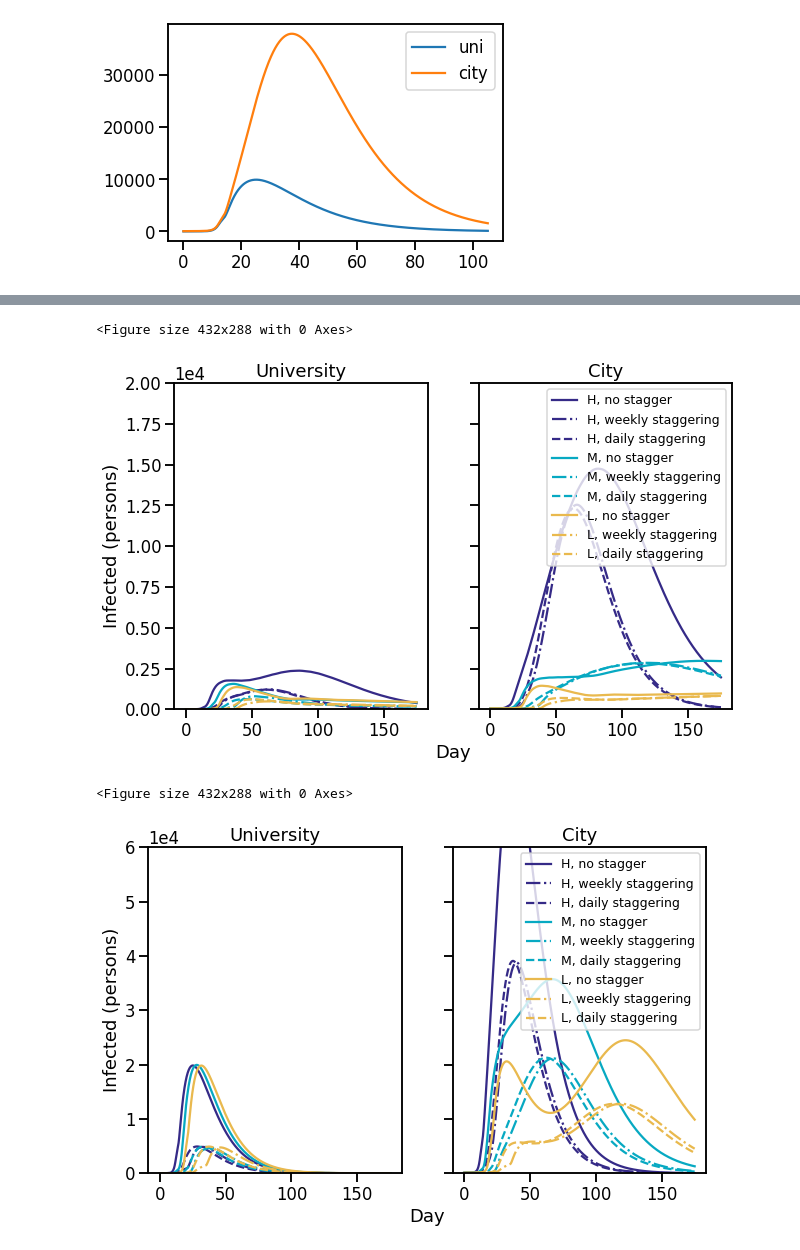
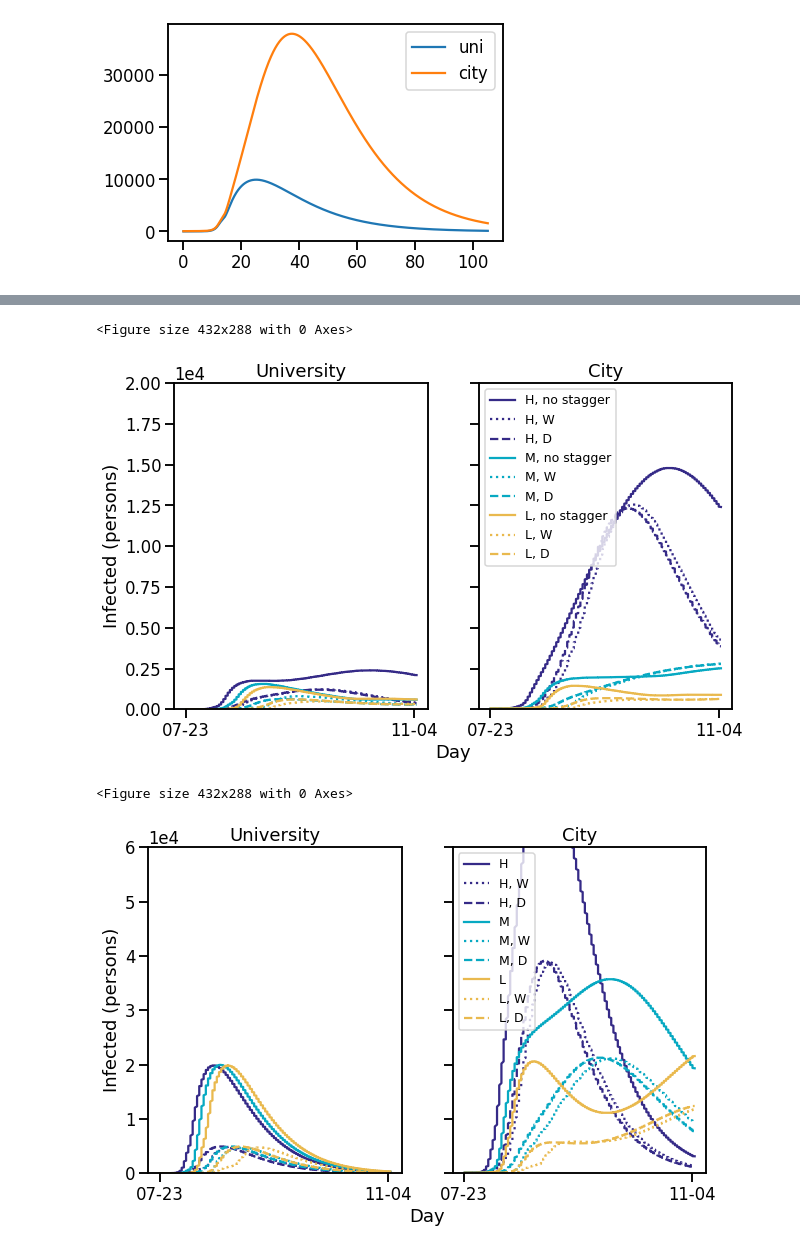
Before and after one commit to clairevalva/mcrn_multi_DA, a Jupyter notebook: multiscale_plot.ipynb, the cells around one changed output, grey strips where cells are left out. Drawn from its saved outputs; the diff is of its cells as text; code cells hidden in the pictures.

Commit message:
more plots

```diff
--- a/multiscale_plot.ipynb
+++ b/multiscale_plot.ipynb
@@ -729,14 +764,14 @@ runstQ_weekstag = [np.concatenate(entry) for entry in datatsQ_weekstag]
 runsyQ_weekstag = [np.reshape(np.concatenate(dataysQ_weekstag[xx],axis = -1),(6,3,np.size(runstQ_weekstag[xx])))
          for xx in range(len(toloadQ))]
 # %%
-datatsnoQ_weekstag = [[entry.t for entry in dat] for dat in loadednoQ_weekstag]
+datatsnoQ_weekstag = [[[rightdate(t) for t in entry.t] for entry in dat] for dat in loadednoQ_weekstag]
 dataysnoQ_weekstag = [[entry.y for entry in dat] for dat in loadednoQ_weekstag]
 
 runstnoQ_weekstag = [np.concatenate(entry) for entry in datatsnoQ_weekstag]
 runsynoQ_weekstag = [np.reshape(np.concatenate(dataysnoQ_weekstag[xx],axis = -1),(6,3,np.size(runstnoQ_weekstag[xx])))
          for xx in range(len(toloadQ))]
 # %%
-datatsnoQ_daystag = [[entry.t for entry in dat] for dat in loadednoQ_daystag]
+datatsnoQ_daystag = [[[rightdate(t) for t in entry.t] for entry in dat] for dat in loadednoQ_daystag]
 dataysnoQ_daystag = [[entry.y for entry in dat] for dat in loadednoQ_daystag]
 
 runstnoQ_daystag = [np.concatenate(entry) for entry in datatsnoQ_daystag]
@@ -754,13 +789,13 @@ f, (ax1, ax2) = plt.subplots(nrows=1, ncols=2,
                              sharex = True, sharey = True)
 for xx in range(3):
     ax1.plot(runstQ_weekstag[xx], runsyQ_weekstag[xx][3,0],
-             label = coupling_labels_new[xx] + ", weekly staggering",
-             color = parula[xx*25], linestyle = 'dashdot' )
+             label = coupling_labels_new[xx] + ", W",
+             color = parula[xx*25], linestyle = 'dotted' )
     ax1.plot(runstQ[xx], 2*runsyQ[xx][3,0],
              label = coupling_labels_new[xx] + ", no stagger",
              color = parula[xx*25])
     ax1.plot(runstQ_daystag[xx], runsyQ_daystag[xx][3,0],
-             label = coupling_labels_new[xx] + ", daily staggering",
+             label = coupling_labels_new[xx] + ", D",
              color = parula[xx*25],
              linestyle = 'dashed' )
 
@@ -771,17 +806,21 @@ for xx in range(3):
 
     ax2.plot(runstQ_weekstag[xx], np.add(runsyQ_weekstag[xx][3,0],
                                          runsyQ_weekstag[xx][3,1]),
-             label = coupling_labels_new[xx] + ", weekly staggering",
-             color = parula[xx*25], linestyle = 'dashdot' )
+             label = coupling_labels_new[xx] + ", W",
+             color = parula[xx*25], linestyle = 'dotted' )
 
 
     ax2.plot(runstQ_daystag[xx], np.add(runsyQ_daystag[xx][3,0],
                                          runsyQ_daystag[xx][3,1]),
-             label = coupling_labels_new[xx] + ", daily staggering",
+             label = coupling_labels_new[xx] + ", D",
              color = parula[xx*25], linestyle = 'dashed' )
 
 ax2.ticklabel_format(axis="y", style="sci", scilimits=(0,0))
 ax1.ticklabel_format(axis="y", style="sci", scilimits=(0,0))
+
+ax1.xaxis.set_major_formatter(mdates.DateFormatter('%m-%d'))
+ax1.set_xticks(ticks[1:])
+ax2.set_xticks(ticks[1:])
 
 ax1.set_ylabel("Infected (persons)")
 ax1.set_title("University")
@@ -798,11 +837,15 @@ plt.tick_params(labelcolor='none', top=False,
 plt.xlabel("Day")
 ax2.legend(fontsize = 'x-small')
 
+ax1.xaxis.set_major_formatter(mdates.DateFormatter('%m-%d'))
+ax1.set_xticks(ticks[1:])
+ax2.set_xticks(ticks[1:])
+
 plt.savefig("figures/08_new_lessaxis.png")
 plt.show()
 # %% [output]
 <Figure size 432x288 with 0 Axes>
-[figure, old version]
+[figure, new version]
 # %%
 plt.clf()
 sns.set_context("talk")
@@ -811,52 +854,56 @@ f, (ax1, ax2) = plt.subplots(nrows=1, ncols=2,
                              sharex = True, sharey = True)
 for xx in range(3):
     ax1.plot(runstnoQ_weekstag[xx], runsynoQ_weekstag[xx][3,0],
-             label = coupling_labels_new[xx] + ", weekly staggering",
-             color = parula[xx*25], linestyle = 'dashdot' )
+             label = coupling_labels_new[xx] + ", W",
+             color = parula[xx*25], linestyle = 'dotted' )
     ax1.plot(runst[xx], 2*runsy[xx][3,0],
-             label = coupling_labels_new[xx] + ", no stagger",
+             label = coupling_labels_new[xx],
              color = parula[xx*25])
     ax1.plot(runstnoQ_daystag[xx], runsynoQ_daystag[xx][3,0],
-             label = coupling_labels_new[xx] + ", daily staggering",
+             label = coupling_labels_new[xx] + ", D",
              color = parula[xx*25],
              linestyle = 'dashed' )
 
 
     ax2.plot(runst[xx], 2*np.add(runsy[xx][3,0],runsy[xx][3,1]),
-             label = coupling_labels_new[xx] + ", no stagger",
+             label = coupling_labels_new[xx] ,
              color = parula[xx*25])
 
     ax2.plot(runstnoQ_weekstag[xx], np.add(runsynoQ_weekstag[xx][3,0],
                                          runsynoQ_weekstag[xx][3,1]),
-             label = coupling_labels_new[xx] + ", weekly staggering",
-             color = parula[xx*25], linestyle = 'dashdot' )
+             label = coupling_labels_new[xx] + ", W",
+             color = parula[xx*25], linestyle = 'dotted' )
 
 
     ax2.plot(runstnoQ_daystag[xx], np.add(runsynoQ_daystag[xx][3,0],
                                          runsynoQ_daystag[xx][3,1]),
-             label = coupling_labels_new[xx] + ", daily staggering",
+             label = coupling_labels_new[xx] + ", D",
              color = parula[xx*25], linestyle = 'dashed' )
 
 ax2.ticklabel_format(axis="y", style="sci", scilimits=(0,0))
 ax1.ticklabel_format(axis="y", style="sci", scilimits=(0,0))
 
 ax1.set_ylabel("Infected (persons)")
 ax1.set_title("University")
 ax2.set_title("City")
 ax2.set_ylim(0,6*(10**4))
+
+ax1.xaxis.set_major_formatter(mdates.DateFormatter('%m-%d'))
+ax1.set_xticks(ticks[1:])
+ax2.set_xticks(ticks[1:])
 
 plt.legend()
 
 # add common x title
 f.add_subplot(111, frameon=False)
 # hide tick and tick label of the big axis
 plt.tick_params(labelcolor='none', top=False,
                 bottom=False, left=False, right=False)
 plt.xlabel("Day")
 ax2.legend(fontsize = 'x-small')
 
 plt.savefig("figures/09_noQ_new.png")
 plt.show()
 # %% [output]
 <Figure size 432x288 with 0 Axes>
-[figure, old version]
+[figure, new version]
```
Also changed, not shown: parts of 14 cells of this notebook, 4 other files.
